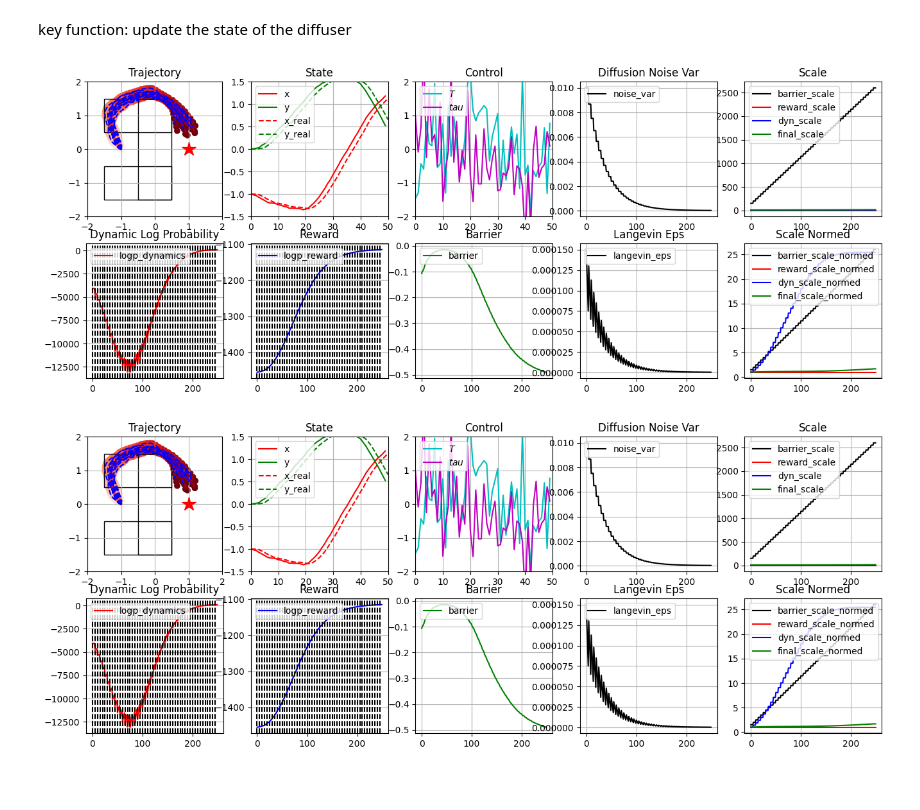
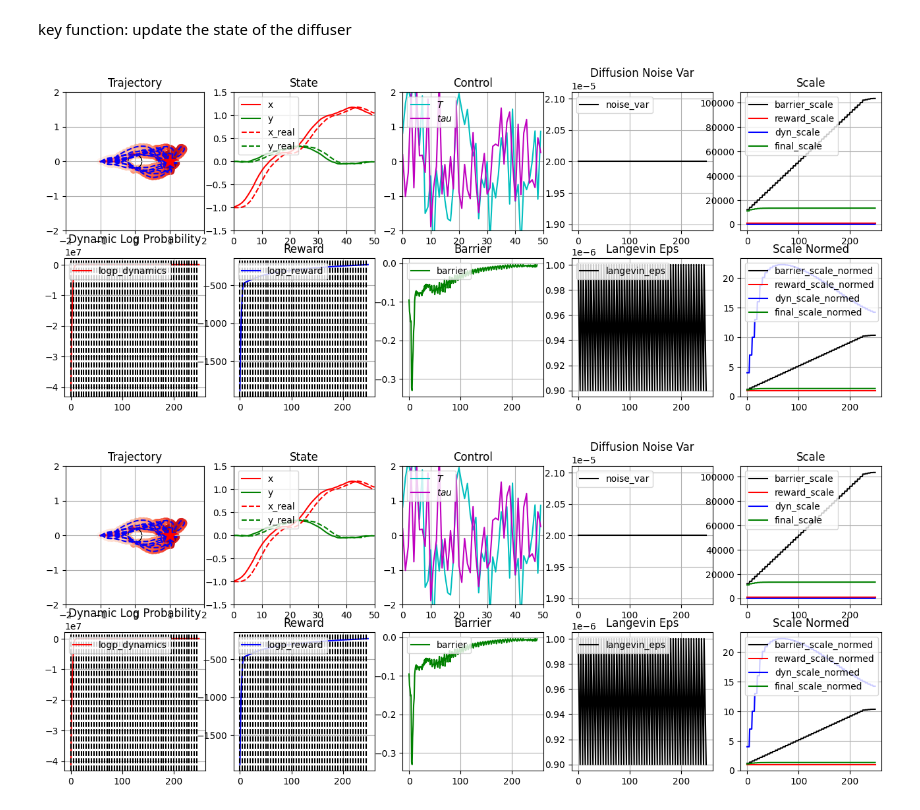
Before and after one commit to LeCAR-Lab/model-based-diffusion, a Jupyter notebook: mdb.ipynb, the cells around one changed output. Cells and saved outputs as stored; diff of their text form; code cells hidden in the pictures; blank space fills up the shorter version.

Commit message:
:zap: recover parameters

```diff
--- a/mdb.ipynb
+++ b/mdb.ipynb
@@ -16,7 +16,7 @@ writer = SummaryWriter()
 Initialize the parameters
 # %%
 # task
-task = 'umaze' # sphere, umaze, square, wall
+task = 'sphere' # sphere, umaze, square, wall
 
 # global static parameters
 n_state: int = 4
@@ -28,13 +28,13 @@ batch_size = 64
 saved_batch_size = 16
 
 # schedule langevin episilon
-langevin_eps_schedule = jnp.linspace(1.0, 0.5, diffuse_substeps) * 1e-6
+langevin_eps_schedule = jnp.linspace(1.0, 0.9, diffuse_substeps) * 1e-6
 if task == 'umaze':
     langevin_eps_schedule = langevin_eps_schedule * 0.3 # NOTE: umaze needs smaller step size
 
 # schedule global noise (perturbation noise)
-noise_var_init = 1e-2
-# noise_var_init = 2e-5
+# noise_var_init = 1e-2
+noise_var_init = 2e-5
 noise_var_final = 2e-5
 # noise_var_init = 1e-1
 # noise_var_final = 1e-1
@@ -58,10 +58,10 @@ class Params:
     # diffuser parameters
     noise_var: float = 1.0
     langevin_eps: float = 1.0
-    dyn_scale: float = 1.0e1 / 100.0
-    reward_scale: float = 1e-10
-    barrier_scale: float = 1.0e5 / 1000.0
-    final_scale: float = 1e4 / 1000.0
+    dyn_scale: float = 1.0
+    reward_scale: float = 1000.0
+    barrier_scale: float = 1.0e4
+    final_scale: float = 1e4
 # %%
 def get_A(x: jnp.ndarray, params: Params) -> jnp.ndarray:
     return jnp.array(
@@ -121,7 +121,7 @@ def get_final_constraint(x_traj: jnp.ndarray, params: Params) -> jnp.ndarray:
 def get_barrier_sphere(x_traj: jnp.ndarray, params: Params) -> jnp.ndarray:
     def get_barrier_cost(x: jnp.ndarray) -> jnp.ndarray:
         dist2center = jnp.linalg.norm(x[:2])
-        return jnp.clip((params.r_obs-dist2center), 0.0, params.r_obs)**2
+        return jnp.clip((params.r_obs-dist2center), 0.0, params.r_obs)**2 / (params.r_obs**2)
 
     barrier_cost = jax.vmap(get_barrier_cost)(x_traj).sum()
     return -barrier_cost
@@ -129,7 +129,7 @@ def get_barrier_sphere(x_traj: jnp.ndarray, params: Params) -> jnp.ndarray:
 def get_barrier_square(x_traj: jnp.ndarray, params: Params) -> jnp.ndarray:
     def get_barrier_cost(x: jnp.ndarray) -> jnp.ndarray:
         dist2center = jnp.linalg.norm(x[:2], ord=jnp.inf)
-        return jnp.clip((params.r_obs-dist2center), 0.0, params.r_obs)**2
+        return jnp.clip((params.r_obs-dist2center), 0.0, params.r_obs)**2 / (params.r_obs**2)
 
     barrier_cost = jax.vmap(get_barrier_cost)(x_traj).sum()
     return -barrier_cost
@@ -413,6 +413,7 @@ rng = jax.random.PRNGKey(1)
 
 # init trajectory
 rng, rng_x, rng_u = jax.random.split(rng, 3)
+'''
 # generate a line between start and goal
 rrt_points = jnp.array([
     [1.0, 0.0],
@@ -432,8 +433,11 @@ xs = jnp.concatenate(xs, axis=0)
 vs = jnp.concatenate(vs, axis=0)
 x_traj_guess = jnp.concatenate([xs, vs], axis=1)
 x_traj = x_traj_guess[None, :] + jax.random.normal(rng_x, (batch_size, horizon, n_state)) * jnp.array([0.2, 0.2, 0.5, 0.5])
-# x_traj_noise = jax.random.normal(rng_x, (batch_size, horizon, n_state)) * jnp.array([1.0, 2.0, 5.0, 5.0])
-# x_traj = x_traj_guess[None, :] + x_traj_noise
+'''
+x_traj_guess = jnp.zeros((horizon, n_state))
+x_traj_guess = x_traj_guess.at[:, 0].set(jnp.linspace(-1.0, 1.0, horizon))
+x_traj_noise = jax.random.normal(rng_x, (batch_size, horizon, n_state)) * jnp.array([1.0, 2.0, 5.0, 5.0])
+x_traj = x_traj_guess[None, :] + x_traj_noise
 u_traj = jax.random.normal(rng_u, (batch_size, horizon, n_action))
 x_traj = x_traj.at[:, 0].set(params.init_state)
 
@@ -478,12 +482,12 @@ for d_step in range(diffuse_step):
     final = jax.vmap(get_final_constraint_jit, in_axes=(0, None))(x_traj, params).mean()
     # schedule dynamic, reward and barrier scale
     # reward_scale = 1.0
-    # dyn_scale = params.dyn_scale + jnp.clip(jnp.exp(-logpd / 1000.0) - 1.0, -1.0, 3.0)
-    dyn_scale = params.dyn_scale + jnp.clip(-logpd / 1000.0, -10.0, 10.0) / 100.0
+    dyn_scale = params.dyn_scale + jnp.clip(jnp.exp(-logpd / 1000.0) - 1.0, -1.0, 3.0)
+    # dyn_scale = params.dyn_scale + jnp.clip(-logpd / 1000.0, -10.0, 10.0)
     dyn_scale = jnp.maximum(dyn_scale, 0.0)
-    barrier_scale = params.barrier_scale + jnp.clip(jnp.exp(-barrier / 0.001) - 1.0, -1.0, 50000.0)  / 1000.0
+    barrier_scale = params.barrier_scale + jnp.clip(jnp.exp(-barrier / 0.001) - 1.0, -1.0, 2000.0)
     barrier_scale = jnp.maximum(barrier_scale, 0.0)
-    final_scale = params.final_scale + jnp.clip(jnp.exp(-final / 1.0) - 1.0, -1.0, 1000.0)  / 1000.0
+    final_scale = params.final_scale + jnp.clip(jnp.exp(-final / 1.0) - 1.0, -1.0, 1000.0)
     final_scale = jnp.maximum(final_scale, 0.0)
     params = params.replace(barrier_scale=barrier_scale, noise_var=noise_var, dyn_scale=dyn_scale, final_scale=final_scale
     )
@@ -551,35 +555,35 @@ for d_step in range(diffuse_step):
         writer.add_scalar("langevin_eps", langevin_eps, d_step * diffuse_substeps + sub_step)
 
         jax.debug.print(
             "d_step = {d_step}, substep = {substep}, logp_dynamic = {x:.2f}, logp_reward = {y:.2f}, barrier = {z:.2f}",
             d_step=d_step,
             substep=sub_step,
             x=logpd,
             y=logp_reward,
             z=barrier_value,
         )
 
         # rollout dynamics to get real trajectory
         x_traj_real = jax.vmap(rollout, in_axes=(0, 0, None))(
             x_traj[:, 0], u_traj, params
         )
         save_infos.append([x_traj[:saved_batch_size], x_traj_real[:saved_batch_size]])
 
         clear_output()
 # visualize trajectory
 fig, axes = plt.subplots(2, 5, figsize=(16, 6))
 plot_traj(
     fig,
     axes,
     x_traj[:saved_batch_size],
     u_traj[:saved_batch_size],
     x_traj_real[:saved_batch_size],
     log_info,
     "",
 )
 # %% [output]
-[figure, old version]
+[figure, new version]
-[figure, old version]
+[figure, new version]
 # %%
 fig, ax = plt.subplots(1, 1)
 # for info in save_infos:
```
Also changed, not shown: parts of 1 cell of this notebook.
